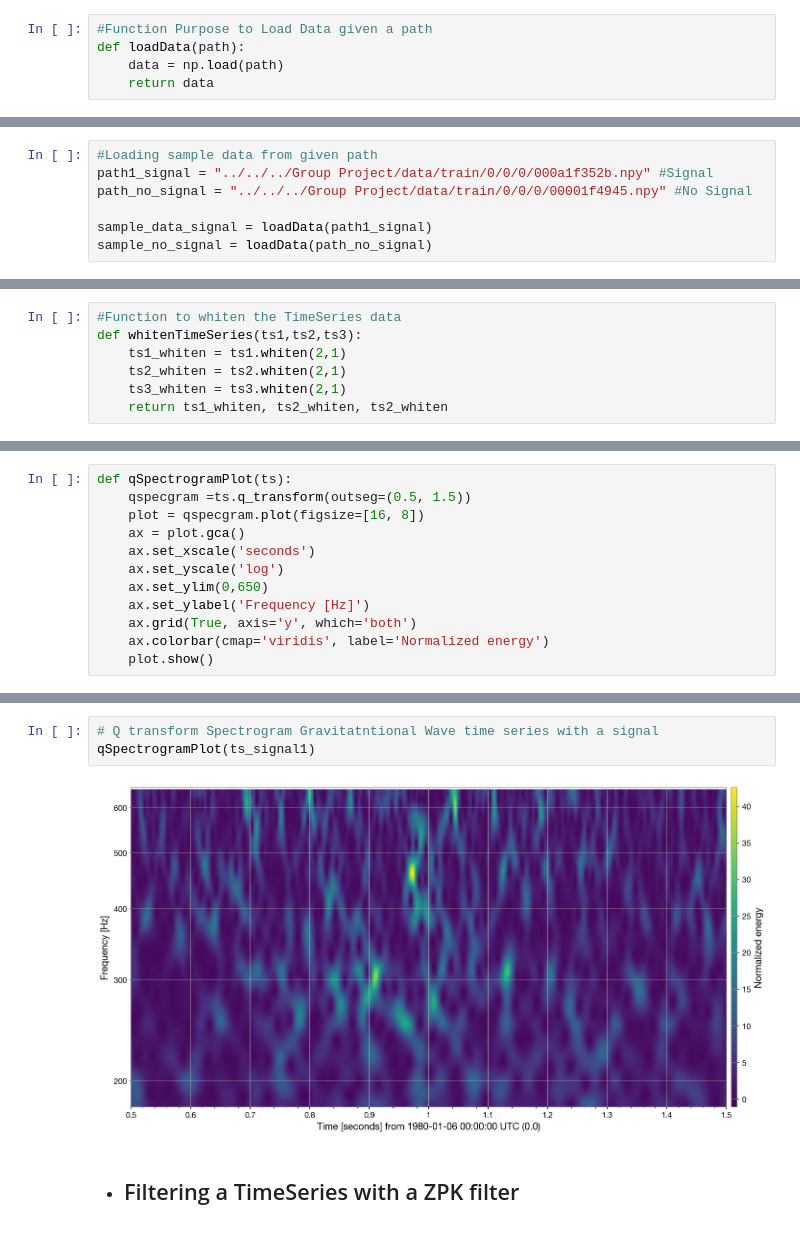
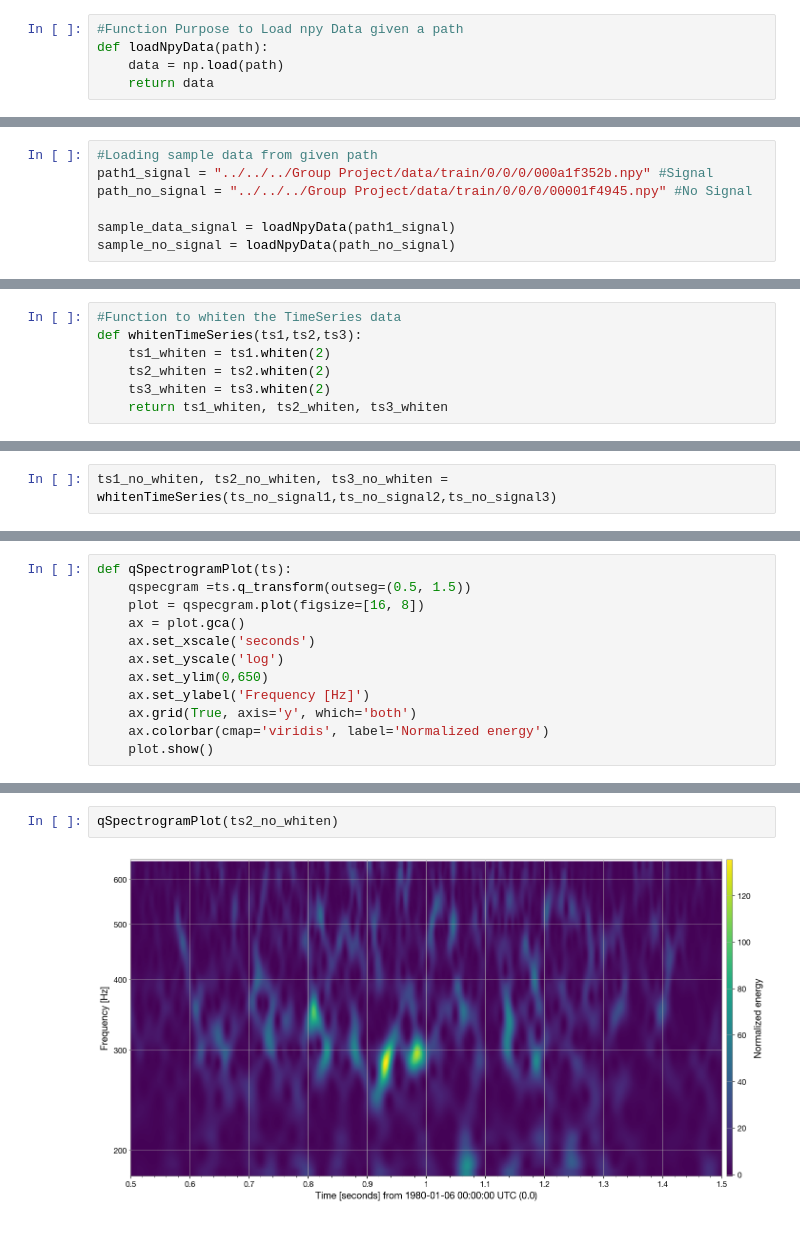
Before and after one commit to RobinRosculete/Gravitational-Wave-Detection, a Jupyter notebook: notebooks/GWDataPreprocessing.ipynb, the cells around one changed output, grey strips where cells are left out. Cells and saved outputs as stored; diff of their text form.

Commit message:
Added Filters

```diff
--- a/notebooks/GWDataPreprocessing.ipynb
+++ b/notebooks/GWDataPreprocessing.ipynb
@@ -11,7 +12,7 @@ from gwpy.frequencyseries import FrequencySeries
 # %% [markdown]
 - ## Helper Functions
 # %%
-#Function Purpose to Load Data given a path
-def loadData(path):
+#Function Purpose to Load npy Data given a path
+def loadNpyData(path):
     data = np.load(path)
     return data
@@ -62,8 +70,8 @@ def plot_data_jointly(ts1, ts2, ts3):
 path1_signal = "../../../Group Project/data/train/0/0/0/000a1f352b.npy" #Signal
 path_no_signal = "../../../Group Project/data/train/0/0/0/00001f4945.npy" #No Signal
 
-sample_data_signal = loadData(path1_signal)
-sample_no_signal = loadData(path_no_signal)
+sample_data_signal = loadNpyData(path1_signal)
+sample_no_signal = loadNpyData(path_no_signal)
 # %%
 #Storing each timeseries (from each device), for both timeseries with a signal and no signal
 ts_signal1,  ts_signal2,  ts_signal3 = read_ts_file(sample_data_signal)
@@ -130,9 +135,9 @@ asdSpctrumPlot(spectrum1, spectrum2, spectrum3)
 # %%
 #Function to whiten the TimeSeries data
 def whitenTimeSeries(ts1,ts2,ts3):
-    ts1_whiten = ts1.whiten(2,1)
-    ts2_whiten = ts2.whiten(2,1)
-    ts3_whiten = ts3.whiten(2,1)
-    return ts1_whiten, ts2_whiten, ts2_whiten
+    ts1_whiten = ts1.whiten(2)
+    ts2_whiten = ts2.whiten(2)
+    ts3_whiten = ts3.whiten(2)
+    return ts1_whiten, ts2_whiten, ts3_whiten
 # %%
 #Storing Whiten Time Series In Variables, and Ploting
@@ -143 +149,3 @@ plot_data(ts1_whiten, ts2_whiten, ts2_whiten)
+# %%
+ts1_no_whiten, ts2_no_whiten, ts3_no_whiten = whitenTimeSeries(ts_no_signal1,ts_no_signal2,ts_no_signal3)
 # %% [markdown]
@@ -162,7 +170,4 @@ qSpectrogramPlot(ts_no_signal1)
 # %%
-# Q transform Spectrogram Gravitatntional Wave time series with a signal
-qSpectrogramPlot(ts_signal1)
+qSpectrogramPlot(ts2_no_whiten)
 # %% [output]
-[figure, old version]
+[figure, new version]
-# %% [markdown]
-- ##  Filtering a TimeSeries with a ZPK filter
```
Also changed, not shown: parts of 26 cells of this notebook.
